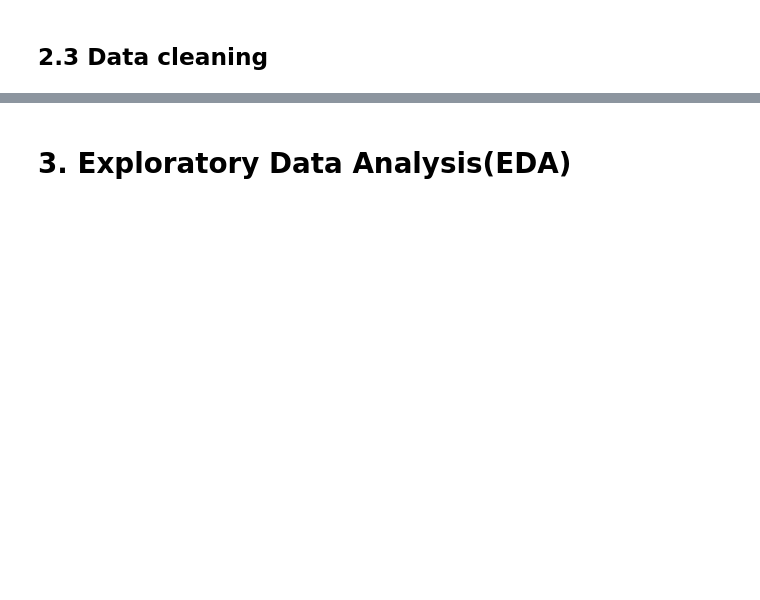
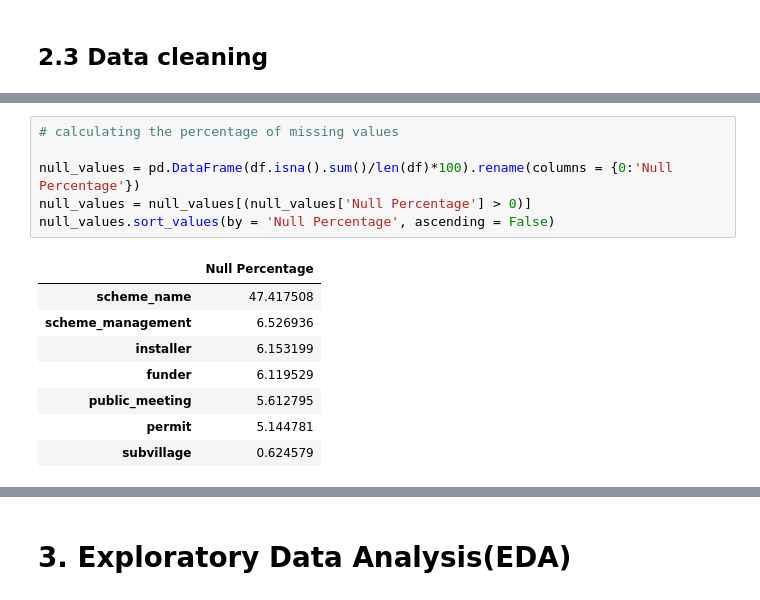
Before and after one commit to Mercy-Njambi/Tanzania-Water-Pump-Status, a Jupyter notebook: Tanzania Water Pump Status Modelling.ipynb, the cells around one changed output, grey strips where cells are left out. Drawn from its saved outputs; the diff is of its cells as text; blank space fills up the shorter version.

```diff
--- a/Tanzania Water Pump Status Modelling.ipynb
+++ b/Tanzania Water Pump Status Modelling.ipynb
@@ -94,0 +138,15 @@ pd.merge(left = data, right = data_labels, on = 'id')
+# %%
+# calculating the percentage of missing values
+
+null_values = pd.DataFrame(df.isna().sum()/len(df)*100).rename(columns = {0:'Null Percentage'})
+null_values = null_values[(null_values['Null Percentage'] > 0)]
+null_values.sort_values(by = 'Null Percentage', ascending = False)
+# %% [output]
+|  | Null Percentage |
+| scheme_name | 47.417508 |
+| scheme_management | 6.526936 |
+| installer | 6.153199 |
+| funder | 6.119529 |
+| public_meeting | 5.612795 |
+| permit | 5.144781 |
+| subvillage | 0.624579 |
```
Also changed, not shown: parts of 21 cells of this notebook.
